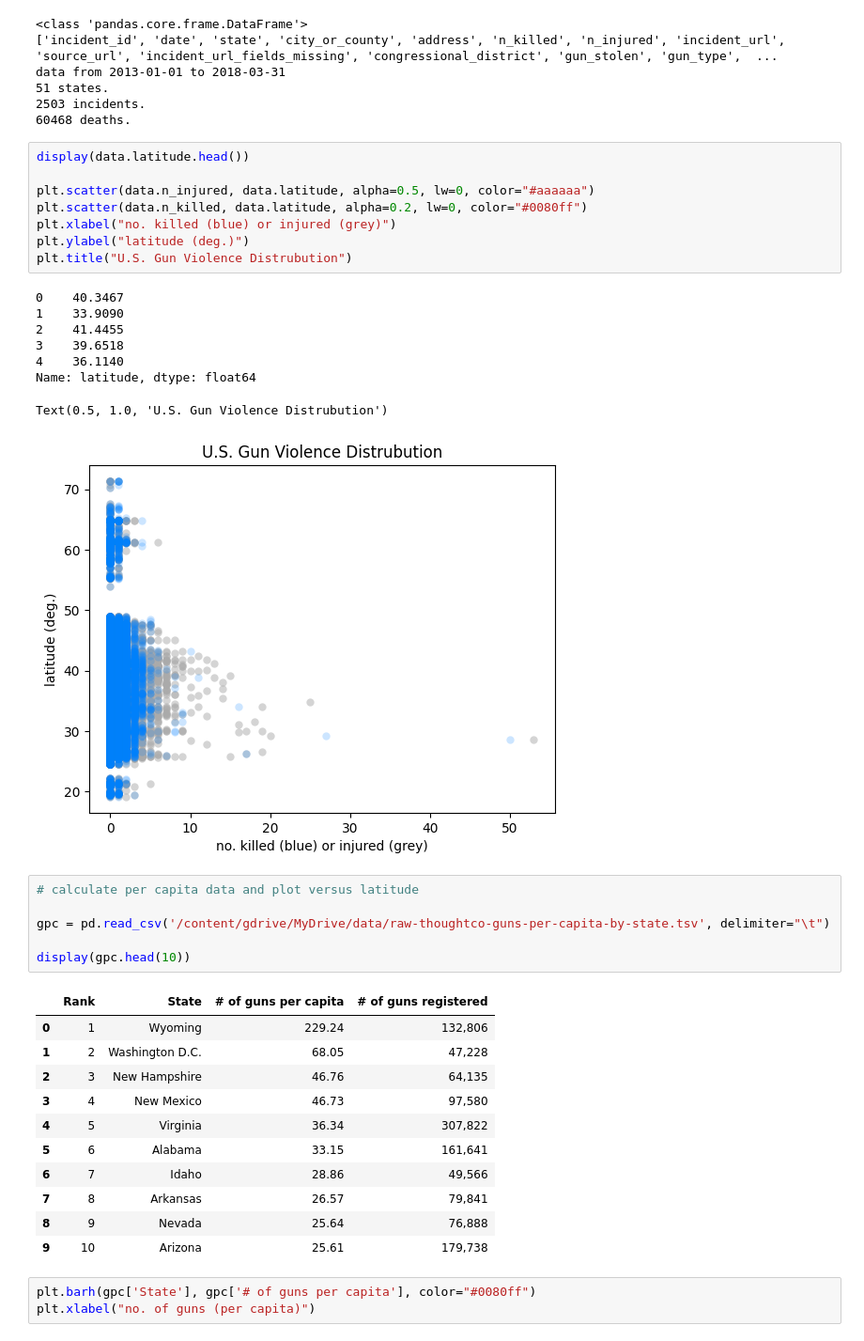
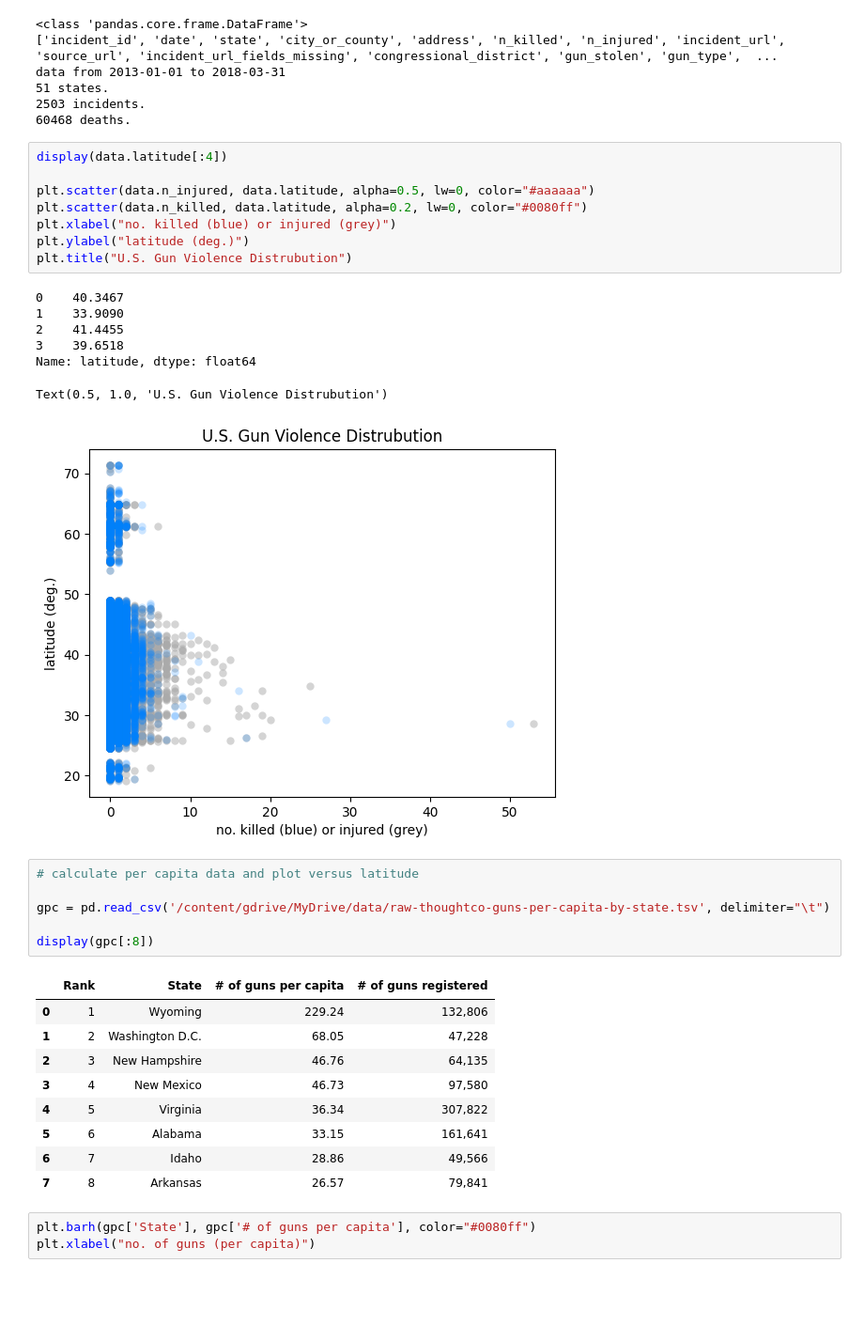
Before and after one commit to usefulmove/code, a Jupyter notebook: guns/guns.ipynb, the cells around one changed output. Shown at 94% size. Cells and saved outputs as stored; diff of their text form; blank space fills up the shorter version.

```diff
--- a/guns/guns.ipynb
+++ b/guns/guns.ipynb
@@ -40,7 +39,7 @@ data from 2013-01-01 to 2018-03-31
 2503 incidents.
 60468 deaths.
 # %%
-display(data.latitude.head())
+display(data.latitude[:4])
 
 plt.scatter(data.n_injured, data.latitude, alpha=0.5, lw=0, color="#aaaaaa")
 plt.scatter(data.n_killed, data.latitude, alpha=0.2, lw=0, color="#0080ff")
@@ -52,28 +51,25 @@ plt.title("U.S. Gun Violence Distrubution")
 1    33.9090
 2    41.4455
 3    39.6518
-4    36.1140
 Name: latitude, dtype: float64
 Text(0.5, 1.0, 'U.S. Gun Violence Distrubution')
 [figure]
 # %%
 # calculate per capita data and plot versus latitude
 
 gpc = pd.read_csv('/content/gdrive/MyDrive/data/raw-thoughtco-guns-per-capita-by-state.tsv', delimiter="\t")
 
-display(gpc.head(10))
+display(gpc[:8])
 # %% [output]
 |  | Rank | State | # of guns per capita | # of guns registered |
 | 0 | 1 | Wyoming | 229.24 | 132,806 |
 | 1 | 2 | Washington D.C. | 68.05 | 47,228 |
 | 2 | 3 | New Hampshire | 46.76 | 64,135 |
 | 3 | 4 | New Mexico | 46.73 | 97,580 |
 | 4 | 5 | Virginia | 36.34 | 307,822 |
 | 5 | 6 | Alabama | 33.15 | 161,641 |
 | 6 | 7 | Idaho | 28.86 | 49,566 |
 | 7 | 8 | Arkansas | 26.57 | 79,841 |
-| 8 | 9 | Nevada | 25.64 | 76,888 |
-| 9 | 10 | Arizona | 25.61 | 179,738 |
 # %%
 plt.barh(gpc['State'], gpc['# of guns per capita'], color="#0080ff")
 plt.xlabel("no. of guns (per capita)")
```
Also changed, not shown: parts of 5 cells of this notebook.
